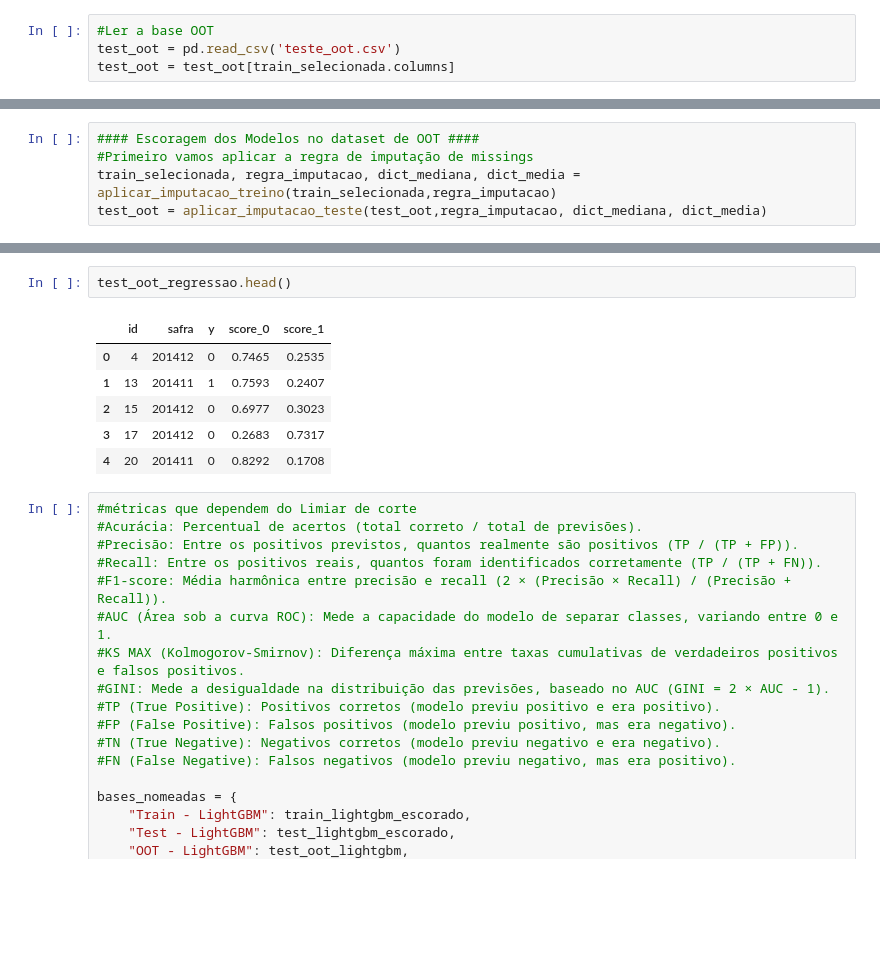
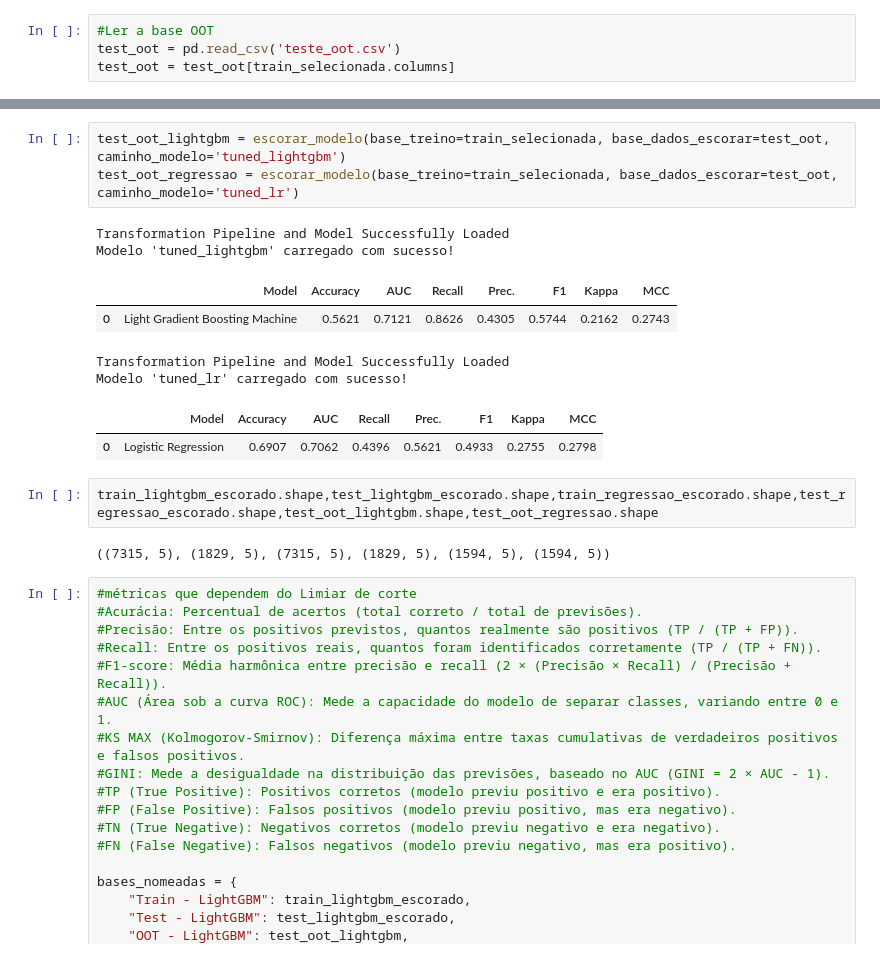
Before and after one commit to RodrigoFCMoreira/credit_scoring_ML_solver, a Jupyter notebook: 4 - Avaliar Técnica de modelagem.ipynb, the cells around one changed output, grey strips where cells are left out. Cells and saved outputs as stored; diff of their text form; blank space fills up the shorter version.

```diff
--- a/4 - Avaliar Técnica de modelagem.ipynb
+++ b/4 - Avaliar Técnica de modelagem.ipynb
@@ -102,5 +121,0 @@ test_oot.shape
-# %%
-#### Escoragem dos Modelos no dataset de OOT ####
-#Primeiro vamos aplicar a regra de imputação de missings
-train_selecionada, regra_imputacao, dict_mediana, dict_media = aplicar_imputacao_treino(train_selecionada,regra_imputacao)
-test_oot = aplicar_imputacao_teste(test_oot,regra_imputacao, dict_mediana, dict_media)
@@ -133,12 +122,19 @@ train_lightgbm_escorado.head()
-# %%
-test_oot_regressao.head()
-# %% [output]
-|  | id | safra | y | score_0 | score_1 |
-| 0 | 4 | 201412 | 0 | 0.7465 | 0.2535 |
-| 1 | 13 | 201411 | 1 | 0.7593 | 0.2407 |
-| 2 | 15 | 201412 | 0 | 0.6977 | 0.3023 |
-| 3 | 17 | 201412 | 0 | 0.2683 | 0.7317 |
-| 4 | 20 | 201411 | 0 | 0.8292 | 0.1708 |
+# %%
+test_oot_lightgbm = escorar_modelo(base_treino=train_selecionada, base_dados_escorar=test_oot, caminho_modelo='tuned_lightgbm')
+test_oot_regressao = escorar_modelo(base_treino=train_selecionada, base_dados_escorar=test_oot, caminho_modelo='tuned_lr')
+# %% [output]
+Transformation Pipeline and Model Successfully Loaded
+Modelo 'tuned_lightgbm' carregado com sucesso!
+|  | Model | Accuracy | AUC | Recall | Prec. | F1 | Kappa | MCC |
+| 0 | Light Gradient Boosting Machine | 0.5621 | 0.7121 | 0.8626 | 0.4305 | 0.5744 | 0.2162 | 0.2743 |
+Transformation Pipeline and Model Successfully Loaded
+Modelo 'tuned_lr' carregado com sucesso!
+|  | Model | Accuracy | AUC | Recall | Prec. | F1 | Kappa | MCC |
+| 0 | Logistic Regression | 0.6907 | 0.7062 | 0.4396 | 0.5621 | 0.4933 | 0.2755 | 0.2798 |
+# %%
+train_lightgbm_escorado.shape,test_lightgbm_escorado.shape,train_regressao_escorado.shape,test_regressao_escorado.shape,test_oot_lightgbm.shape,test_oot_regressao.shape
+# %% [output]
+((7315, 5), (1829, 5), (7315, 5), (1829, 5), (1594, 5), (1594, 5))
 # %%
 #métricas que dependem do Limiar de corte
 #Acurácia: Percentual de acertos (total correto / total de previsões).
```
Also changed, not shown: parts of 7 cells of this notebook, 7 other files.
